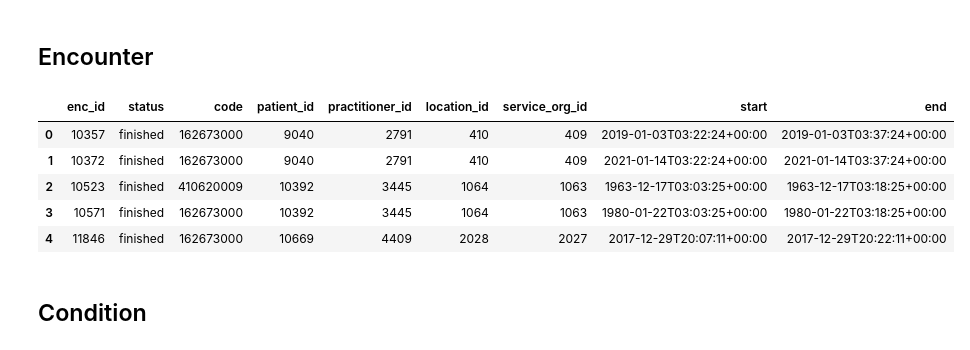
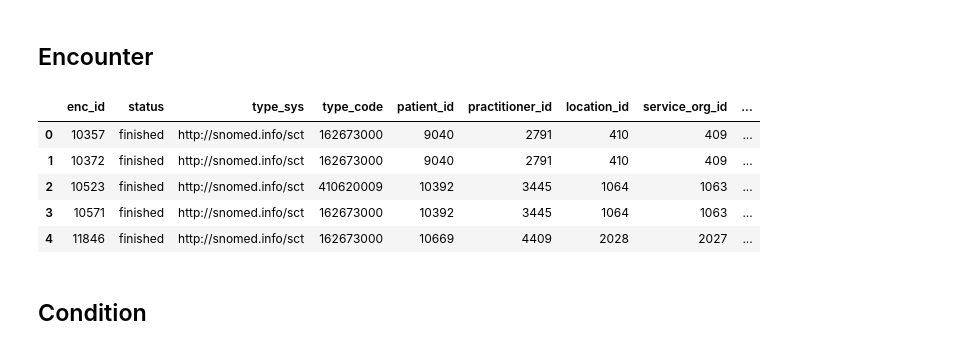
Before and after one commit to google/fhir-data-pipes, a Jupyter notebook: query/queries_and_views.ipynb, the cells around one changed output. Cells and saved outputs as stored; diff of their text form; code cells hidden in the pictures.

```diff
--- a/query/queries_and_views.ipynb
+++ b/query/queries_and_views.ipynb
@@ -273,7 +273,7 @@ use-case (for example only pick rows with certain codes).
 # %%
 with query_engine.connect() as con:
     con.execute("""
-      CREATE OR REPLACE VIEW flat_observation AS
+      CREATE OR REPLACE VIEW Observation_flat AS
       SELECT O.id AS obs_id, O.subject.patientId AS patient_id,
         O.encounter.encounterId as encounter_id,
         O.status, OCC.code, OCC.`system` AS code_sys,
@@ -291,7 +291,7 @@ with query_engine.connect() as con:
     )
 
 pandas.read_sql_query(
-    sql="SELECT * FROM flat_observation LIMIT 5;",
+    sql="SELECT * FROM Observation_flat LIMIT 5;",
     con=query_engine,
 )
 # %% [output]
@@ -304,7 +304,7 @@ pandas.read_sql_query(
 # %%
 with pandas.option_context('display.max_colwidth', None):
     print(pandas.read_sql_query(
-        sql="SELECT category_sys FROM flat_observation LIMIT 5;",
+        sql="SELECT category_sys FROM Observation_flat LIMIT 5;",
         con=query_engine,
     ))
 # %% [output]
@@ -347,7 +347,7 @@ account the `deceased` field:
 # %%
 with query_engine.connect() as con:
     con.execute("""
-      CREATE OR REPLACE VIEW flat_patient AS
+      CREATE OR REPLACE VIEW Patient_flat AS
       SELECT P.id AS pat_id, P.active, PN.family, PNG AS given, P.gender,
         P.deceased.Boolean AS deceased,
         YEAR(current_date()) - YEAR(P.birthDate) AS age,
@@ -362,7 +362,7 @@ with query_engine.connect() as con:
     )
 
 pandas.read_sql_query(
-    sql="SELECT * FROM flat_patient LIMIT 5;",
+    sql="SELECT * FROM Patient_flat LIMIT 5;",
     con=query_engine,
 )
 # %% [output]
@@ -393,31 +393,32 @@ pandas.read_sql_query(
 # %%
 with query_engine.connect() as con:
     con.execute("""
-      CREATE OR REPLACE VIEW flat_encounter AS
-      SELECT E.id AS enc_id, E.status, ETC.code, E.subject.PatientId AS patient_id,
+      CREATE OR REPLACE VIEW Encounter_flat AS
+      SELECT E.id AS enc_id, E.status, ETC.system AS type_sys,
+        ETC.code AS type_code, E.subject.PatientId AS patient_id,
         EP.individual.practitionerId AS practitioner_id,
         EL.location.locationId AS location_id,
         E.serviceProvider.organizationId AS service_org_id,
-        E.period.start, E.period.end
+        E.period.start, E.period.end, E.episodeOfCare.EpisodeOfCareId
       FROM Encounter AS E LATERAL VIEW OUTER explode(type) AS ET
         LATERAL VIEW OUTER explode(ET.coding) AS ETC
         LATERAL VIEW OUTER explode(E.participant) AS EP
         LATERAL VIEW OUTER explode(E.location) AS EL
       ;
       """
     )
 
 pandas.read_sql_query(
-    sql="SELECT * FROM flat_encounter LIMIT 5;",
+    sql="SELECT * FROM Encounter_flat LIMIT 5;",
     con=query_engine,
 )
 # %% [output]
-|  | enc_id | status | code | patient_id | practitioner_id | location_id | service_org_id | start | end |
-| 0 | 10357 | finished | 162673000 | 9040 | 2791 | 410 | 409 | 2019-01-03T03:22:24+00:00 | 2019-01-03T03:37:24+00:00 |
-| 1 | 10372 | finished | 162673000 | 9040 | 2791 | 410 | 409 | 2021-01-14T03:22:24+00:00 | 2021-01-14T03:37:24+00:00 |
-| 2 | 10523 | finished | 410620009 | 10392 | 3445 | 1064 | 1063 | 1963-12-17T03:03:25+00:00 | 1963-12-17T03:18:25+00:00 |
-| 3 | 10571 | finished | 162673000 | 10392 | 3445 | 1064 | 1063 | 1980-01-22T03:03:25+00:00 | 1980-01-22T03:18:25+00:00 |
-| 4 | 11846 | finished | 162673000 | 10669 | 4409 | 2028 | 2027 | 2017-12-29T20:07:11+00:00 | 2017-12-29T20:22:11+00:00 |
+|  | enc_id | status | type_sys | type_code | patient_id | practitioner_id | location_id | service_org_id | ... |
+| 0 | 10357 | finished | http://snomed.info/sct | 162673000 | 9040 | 2791 | 410 | 409 | ... |
+| 1 | 10372 | finished | http://snomed.info/sct | 162673000 | 9040 | 2791 | 410 | 409 | ... |
+| 2 | 10523 | finished | http://snomed.info/sct | 410620009 | 10392 | 3445 | 1064 | 1063 | ... |
+| 3 | 10571 | finished | http://snomed.info/sct | 162673000 | 10392 | 3445 | 1064 | 1063 | ... |
+| 4 | 11846 | finished | http://snomed.info/sct | 162673000 | 10669 | 4409 | 2028 | 2027 | ... |
 # %% [markdown]
 ## Condition
 # %%
```
Also changed, not shown: parts of 13 cells of this notebook.
